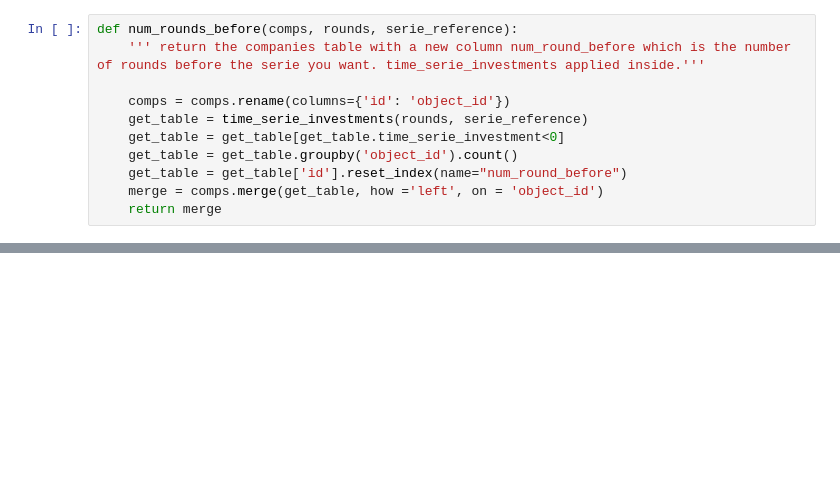
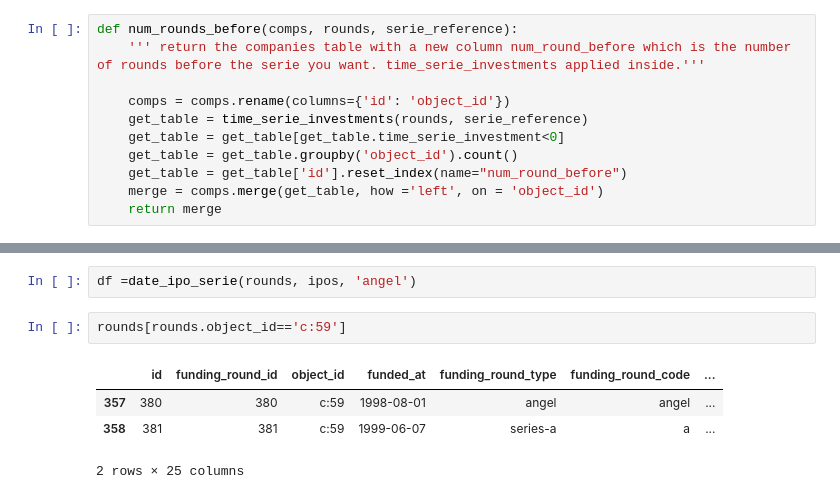
Before and after one commit to jojibou/invesscience, a Jupyter notebook: notebooks/Felipe.ipynb, the cells around one changed output, grey strips where cells are left out. Saved outputs shown, nothing was run; the diff lists cells and outputs as text; blank space fills up the shorter version.

```diff
--- a/notebooks/Felipe.ipynb
+++ b/notebooks/Felipe.ipynb
@@ -87,0 +114,9 @@ def num_rounds_before(comps, rounds, serie_reference):
+# %%
+df =date_ipo_serie(rounds, ipos, 'angel')
+# %%
+rounds[rounds.object_id=='c:59']
+# %% [output]
+|  | id | funding_round_id | object_id | funded_at | funding_round_type | funding_round_code | ... |
+| 357 | 380 | 380 | c:59 | 1998-08-01 | angel | angel | ... |
+| 358 | 381 | 381 | c:59 | 1999-06-07 | series-a | a | ... |
+2 rows × 25 columns
```
Also changed, not shown: parts of 6 cells of this notebook.
